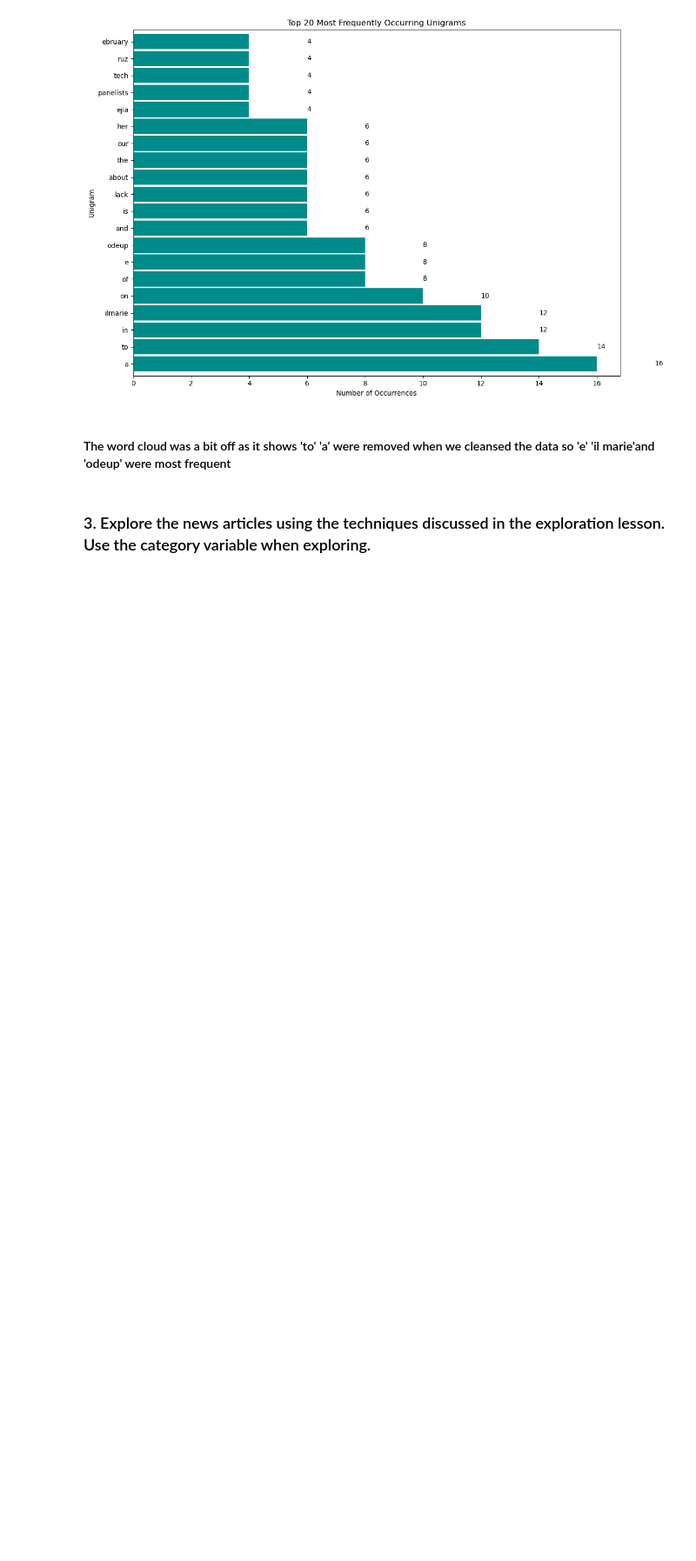
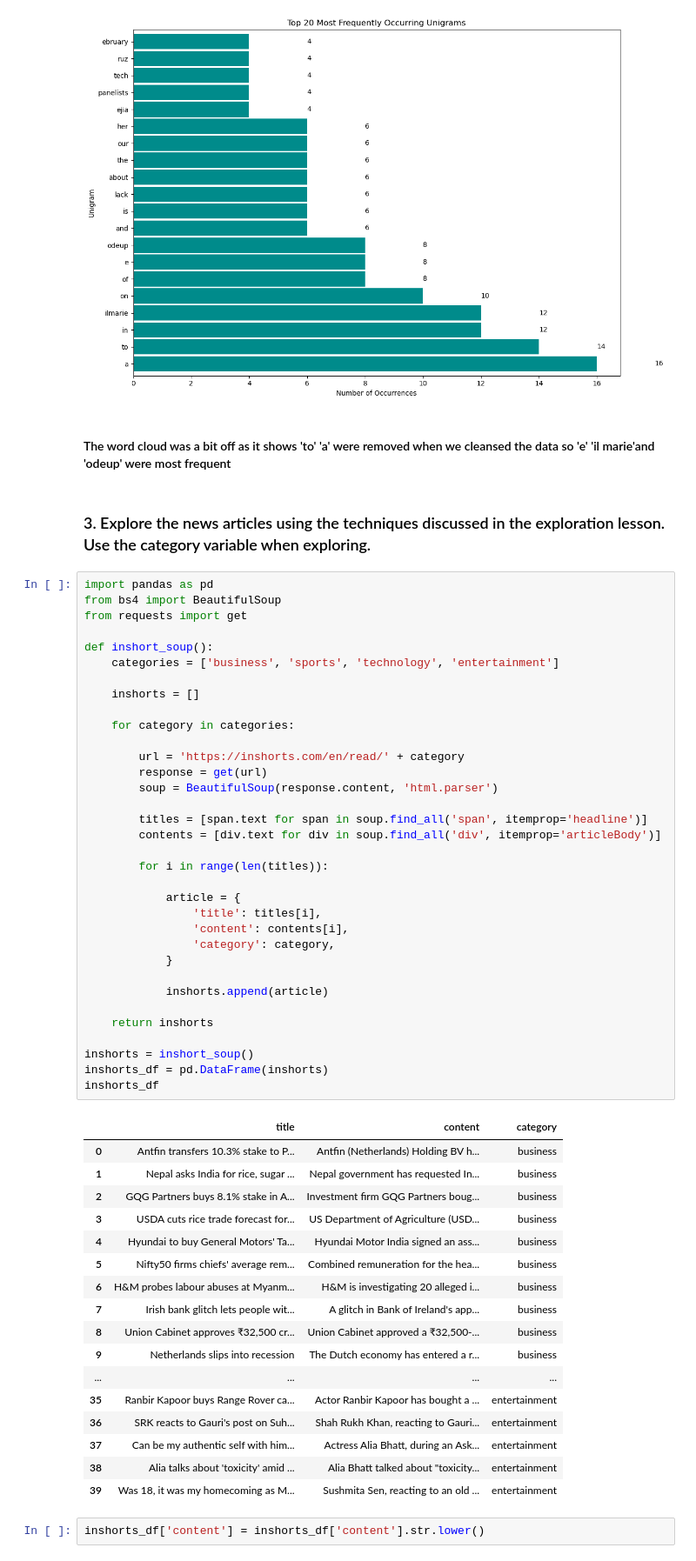
Before and after one commit to annie-carter/natural-language-processing-exercises, a Jupyter notebook: data_exploration.ipynb, the cells around one changed output. Shown: that part at 87% size. Saved outputs shown, nothing was run; the diff lists cells and outputs as text; blank space fills up the shorter version.

```diff
--- a/data_exploration.ipynb
+++ b/data_exploration.ipynb
@@ -419,3 +417,57 @@ plt.show()
 #### The word cloud was a bit off as it shows 'to' 'a' were removed when we cleansed the data so 'e' 'il marie'and 'odeup' were most frequent
 # %% [markdown]
 ### 3. Explore the news articles using the techniques discussed in the exploration lesson. Use the category variable when exploring.
+# %%
+import pandas as pd
+from bs4 import BeautifulSoup
+from requests import get
+
+def inshort_soup():
+    categories = ['business', 'sports', 'technology', 'entertainment']
+
+    inshorts = []
+
+    for category in categories:
+
+        url = 'https://inshorts.com/en/read/' + category
+        response = get(url)
+        soup = BeautifulSoup(response.content, 'html.parser')
+
+        titles = [span.text for span in soup.find_all('span', itemprop='headline')]
+        contents = [div.text for div in soup.find_all('div', itemprop='articleBody')]
+
+        for i in range(len(titles)):
+
+            article = {
+                'title': titles[i],
+                'content': contents[i],
+                'category': category,
+            }
+
+            inshorts.append(article)
+
+    return inshorts
+
+inshorts = inshort_soup()
+inshorts_df = pd.DataFrame(inshorts)
+inshorts_df
+# %% [output]
+|  | title | content | category |
+| 0 | Antfin transfers 10.3% stake to P... | Antfin (Netherlands) Holding BV h... | business |
+| 1 | Nepal asks India for rice, sugar ... | Nepal government has requested In... | business |
+| 2 | GQG Partners buys 8.1% stake in A... | Investment firm GQG Partners boug... | business |
+| 3 | USDA cuts rice trade forecast for... | US Department of Agriculture (USD... | business |
+| 4 | Hyundai to buy General Motors' Ta... | Hyundai Motor India signed an ass... | business |
+| 5 | Nifty50 firms chiefs' average rem... | Combined remuneration for the hea... | business |
+| 6 | H&M probes labour abuses at Myanm... | H&M is investigating 20 alleged i... | business |
+| 7 | Irish bank glitch lets people wit... | A glitch in Bank of Ireland's app... | business |
+| 8 | Union Cabinet approves ₹32,500 cr... | Union Cabinet approved a ₹32,500-... | business |
+| 9 | Netherlands slips into recession | The Dutch economy has entered a r... | business |
+| ... | ... | ... | ... |
+| 35 | Ranbir Kapoor buys Range Rover ca... | Actor Ranbir Kapoor has bought a ... | entertainment |
+| 36 | SRK reacts to Gauri's post on Suh... | Shah Rukh Khan, reacting to Gauri... | entertainment |
+| 37 | Can be my authentic self with him... | Actress Alia Bhatt, during an Ask... | entertainment |
+| 38 | Alia talks about 'toxicity' amid ... | Alia Bhatt talked about "toxicity... | entertainment |
+| 39 | Was 18, it was my homecoming as M... | Sushmita Sen, reacting to an old ... | entertainment |
+# %%
+inshorts_df['content'] = inshorts_df['content'].str.lower()
```
Also changed, not shown: parts of 13 cells of this notebook, 1 other file.
